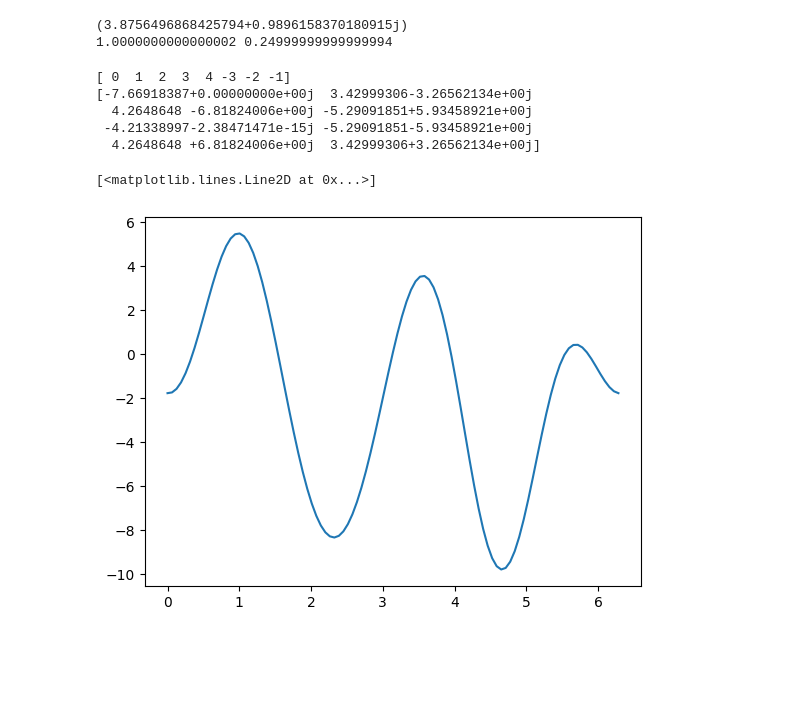
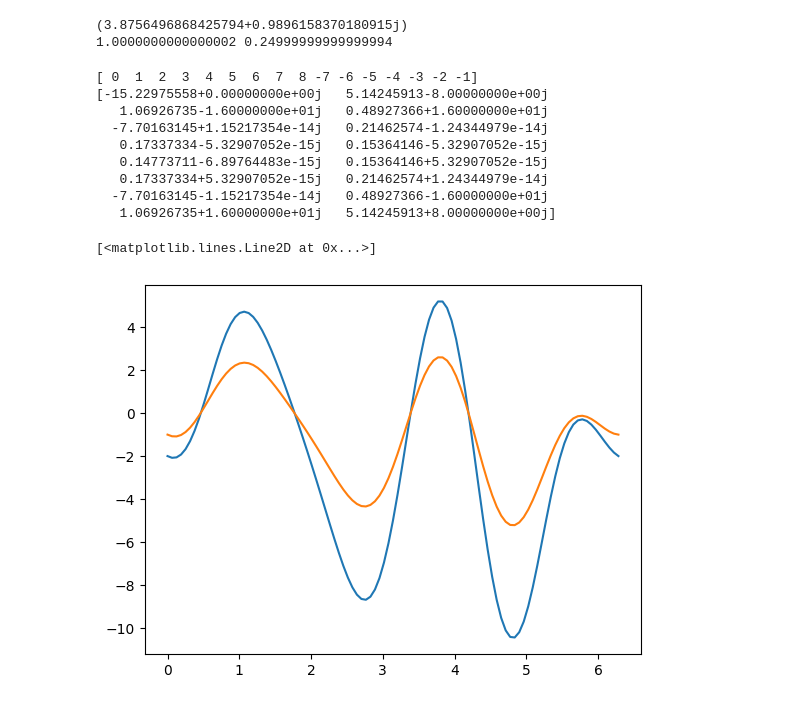
Before and after one commit to Acrylic125/ntu-notes, a Jupyter notebook: linear-algebra/dft.ipynb, the cells around one changed output. Saved outputs shown, nothing was run; the diff lists cells and outputs as text; code cells hidden in the pictures; blank space fills up the shorter version.

```diff
--- a/linear-algebra/dft.ipynb
+++ b/linear-algebra/dft.ipynb
@@ -111,46 +111,51 @@ print(magnitude, phase)
 # %%
 import math
 
-number_of_samples = 1000
+number_of_samples = 16
 x = np.linspace(0, 2*np.pi, number_of_samples + 1)
 x = x[0:-1]
 # samples = np.array(np.cos(x + 0.25))
-samples = np.array(original(x + 0.25))
+samples = np.array(original(x))
 
 nyquist_frenquency = math.floor(number_of_samples / 2)
 frequencies_to_sample = np.array([
     (f if f <= nyquist_frenquency else -(number_of_samples - f)) for f in range(number_of_samples)
 ])
 print(frequencies_to_sample)
 
 results = np.array([dft_frequency(samples, f, number_of_samples) for f in frequencies_to_sample])
 print(results)
 
 def create_fn(results):
-    magnitude = np.abs(results) / (number_of_samples / 2)
+    magnitude = np.abs(results) / (number_of_samples)
     phases = np.angle(results)
 
     return lambda x: sum([magnitude[i] * np.cos(frequencies_to_sample[i] * x + phases[i]) for i in range(len(results))])
 
 fn = create_fn(results)
 
 x = np.linspace(0, 2*np.pi, 101)
 plt.plot(x, fn(x))
+plt.plot(x, original(x))
 
 # x = np.linspace(0, 2*np.pi, number_of_samples + 1)
 # x = x[0:-1]
 # samples = np.array(np.cos(x + 0.25))
 
 # result = dft_frequency(samples, 1, number_of_samples)
 # print(result)
 # magnitude = np.abs(result) / (number_of_samples / 2)
 # phase = np.angle(result)
 # print(magnitude, phase)
 # %% [output]
-[ 0  1  2  3  4 -3 -2 -1]
-[-7.66918387+0.00000000e+00j  3.42999306-3.26562134e+00j
-  4.2648648 -6.81824006e+00j -5.29091851+5.93458921e+00j
- -4.21338997-2.38471471e-15j -5.29091851-5.93458921e+00j
-  4.2648648 +6.81824006e+00j  3.42999306+3.26562134e+00j]
+[ 0  1  2  3  4  5  6  7  8 -7 -6 -5 -4 -3 -2 -1]
+[-15.22975558+0.00000000e+00j   5.14245913-8.00000000e+00j
+   1.06926735-1.60000000e+01j   0.48927366+1.60000000e+01j
+  -7.70163145+1.15217354e-14j   0.21462574-1.24344979e-14j
+   0.17337334-5.32907052e-15j   0.15364146-5.32907052e-15j
+   0.14773711-6.89764483e-15j   0.15364146+5.32907052e-15j
+   0.17337334+5.32907052e-15j   0.21462574+1.24344979e-14j
+  -7.70163145-1.15217354e-14j   0.48927366-1.60000000e+01j
+   1.06926735+1.60000000e+01j   5.14245913+8.00000000e+00j]
 [<matplotlib.lines.Line2D at 0x...>]
-[figure, old version]
+[figure, new version]
```
Also changed, not shown: parts of 1 cell of this notebook.
